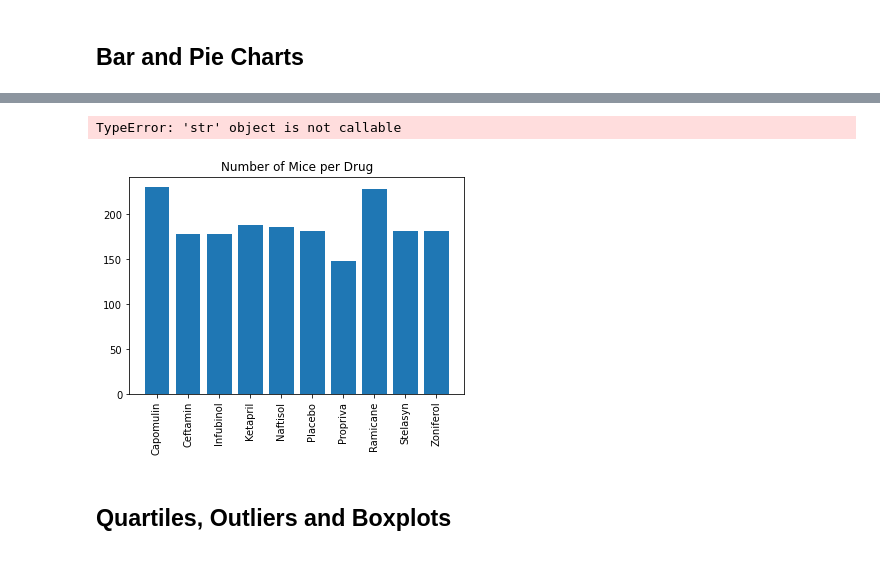
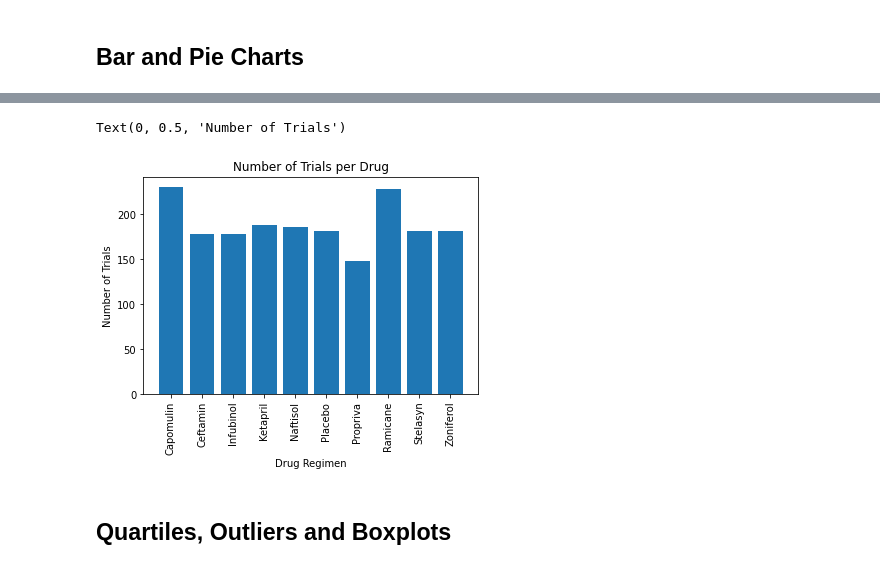
Before and after one commit to allison713/matplotlib-challenge, a Jupyter notebook: Pymaceuticals/pymaceuticals_starter.ipynb, the cells around one changed output, grey strips where cells are left out. Drawn from its saved outputs; the diff is of its cells as text; code cells hidden in the pictures.

Commit message:
Completed both bar charts.

```diff
--- a/Pymaceuticals/pymaceuticals_starter.ipynb
+++ b/Pymaceuticals/pymaceuticals_starter.ipynb
@@ -125,16 +136,20 @@ study_summary.head(15)
 # %%
+# Generate a bar plot showing the total number of timepoints for all mice tested for
+# each drug regimen using pyplot.
+
 #Create a new dataframe with the drugs listed once and the counts for each
 bar_df = study_data_complete.groupby(["Drug Regimen"]).count().reset_index()
 
 #Label the x and y axes from the new data frame, mouse ID now contains the counts of mice.
 x_axis = bar_df["Drug Regimen"]
 y_axis = bar_df["Mouse ID"]
 
 #Generate a bar graph.
 plt.bar(x_axis,y_axis)
 plt.xticks(rotation = "vertical")
-plt.title("Number of Mice per Drug", loc = "center")
-plt.xlabel("Drug Regimen", loc = "center")
+plt.title("Number of Trials per Drug", loc = "center")
+plt.xlabel("Drug Regimen")
+plt.ylabel("Number of Trials")
 # %% [output]
-TypeError: 'str' object is not callable
+Text(0, 0.5, 'Number of Trials')
-[figure, old version]
+[figure, new version]
```
Also changed, not shown: parts of 2 cells of this notebook.
